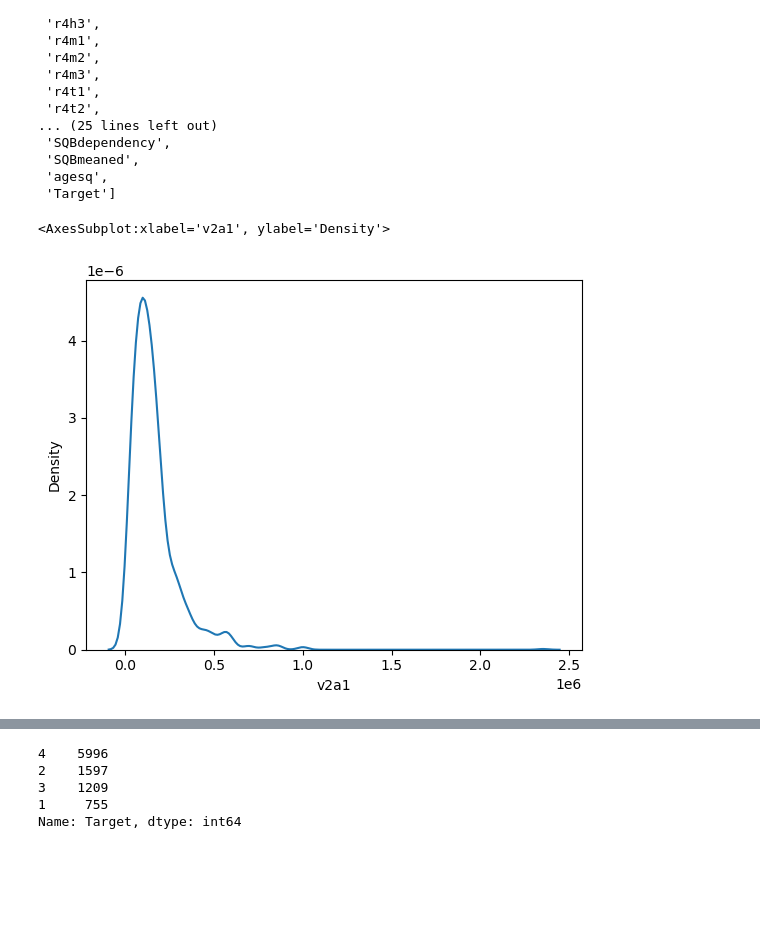
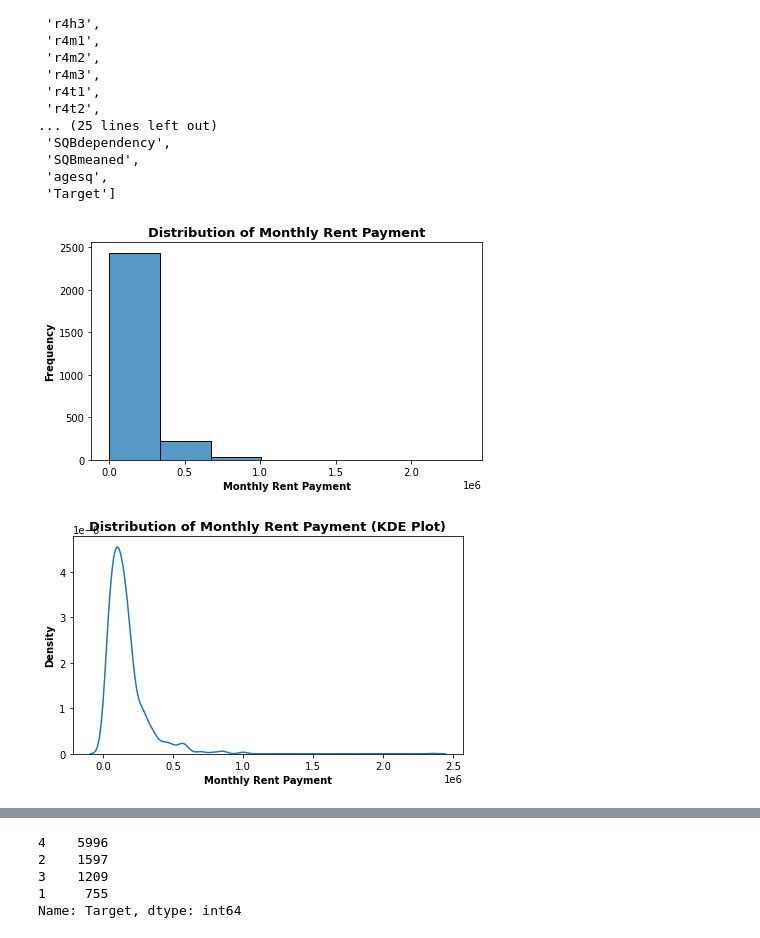
Before and after one commit to lavkushsingh31/Data_Science_Machine_Learning_Projects, a Jupyter notebook: Course Project - Income Qualification/Income Qualification Project.ipynb, the cells around one changed output, grey strips where cells are left out. Saved outputs shown, nothing was run; the diff lists cells and outputs as text; code cells hidden in the pictures; blank space fills up the shorter version.

```diff
--- a/Course Project - Income Qualification/Income Qualification Project.ipynb
+++ b/Course Project - Income Qualification/Income Qualification Project.ipynb
@@ -266,8 +321,21 @@ non_categ_cols
  'SQBmeaned',
  'agesq',
  'Target']
+# %%
+plt.figure(figsize=(7,4))
+sns.histplot(train_data['v2a1'], bins=7)  # Monthly Rent Payment
+plt.title('Distribution of Monthly Rent Payment', fontsize = 13, fontweight="bold")
+plt.xlabel('Monthly Rent Payment', fontweight="bold")
+plt.ylabel('Frequency', fontweight="bold")
+plt.show()
+# %% [output]
+[figure, added]
 # %%
+plt.figure(figsize=(7,4))
 sns.kdeplot(train_data['v2a1'])  # Monthly Rent Payment
+plt.title('Distribution of Monthly Rent Payment (KDE Plot)', fontsize = 13, fontweight="bold")
+plt.xlabel('Monthly Rent Payment', fontweight="bold")
+plt.ylabel('Density', fontweight="bold")
+plt.show()
 # %% [output]
-<AxesSubplot:xlabel='v2a1', ylabel='Density'>
-[figure, old version]
+[figure, new version]
```
Also changed, not shown: parts of 162 cells of this notebook.
